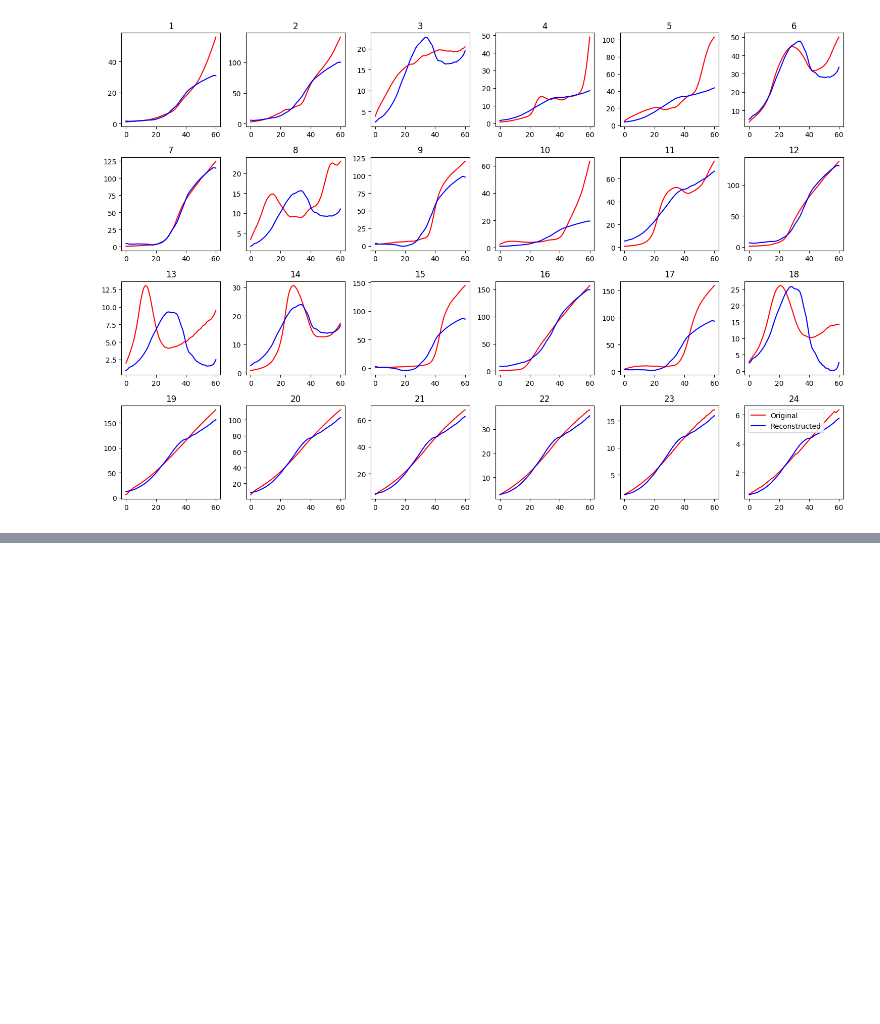
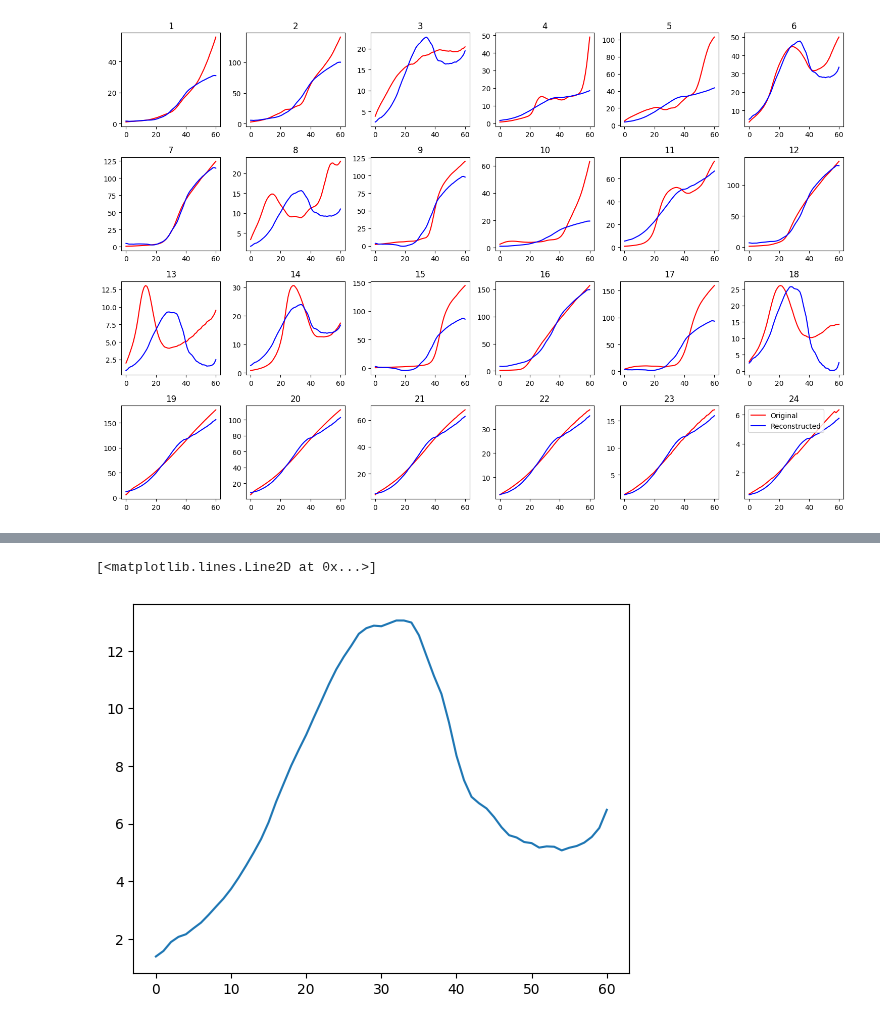
Before and after one commit to mgnarag/painting_restoration, a Jupyter notebook: Spectral_estimation.ipynb, the cells around one changed output, grey strips where cells are left out. Drawn from its saved outputs; the diff is of its cells as text; code cells hidden in the pictures; blank space fills up the shorter version.

```diff
--- a/Spectral_estimation.ipynb
+++ b/Spectral_estimation.ipynb
@@ -104,0 +106,77 @@ eigen shape (2, 61)
+# %%
+import numpy as np
+import pandas as pd
+from scipy.interpolate import interp1d
+from sklearn.decomposition import PCA
+import matplotlib.pyplot as plt
+from scipy.io import loadmat
+
+def compute_reflectance(RGB, light_source_file, camera_sensitivity_file, munsell_file):
+    # Step 1a: Reading the light source
+    P_lambda = pd.read_excel(light_source_file, header=None).values
+    Lamda = np.arange(400, 705, 5)
+    interp_func = interp1d(P_lambda[:, 0], P_lambda[:, 1], fill_value="extrapolate")
+    P_lambda = interp_func(Lamda)
+
+    # Load Munsell reflectance data
+    munsell_data = loadmat(munsell_file)
+    R_lambda = munsell_data['munsell']
+
+    # Step 1b: Getting the color signal
+    C_lambda = P_lambda[:, np.newaxis] * R_lambda
+
+    # Step 2: Computing eigenspectra of ensemble color signals
+    pca = PCA(n_components=2)
+    pca.fit(C_lambda.T)
+    eigen = pca.components_
+
+    # Step 3: Computing transformation matrix T
+    data = np.loadtxt(camera_sensitivity_file)
+    Lambda_raw = data[:, 0]
+    S_R_raw = data[:, 1]
+    S_G_raw = data[:, 2]
+    S_B_raw = data[:, 3]
+
+    S_R = interp1d(Lambda_raw, S_R_raw, fill_value="extrapolate")(Lamda)
+    S_G = interp1d(Lambda_raw, S_G_raw, fill_value="extrapolate")(Lamda)
+    S_B = interp1d(Lambda_raw, S_B_raw, fill_value="extrapolate")(Lamda)
+    S_rgb = np.vstack((S_R, S_G, S_B)).T
+    T = S_rgb.T @ eigen.T
+
+    # Step 4: Calculate q for RGB
+    R_lambda_macbeth = pd.read_excel(macbeth_file, header=None).values
+    range_mask = (R_lambda_macbeth[:, 0] > 399) & (R_lambda_macbeth[:, 0] < 701)
+    R_lambda_macbeth = R_lambda_macbeth[range_mask, :]
+
+    q_r, q_g, q_b = [], [], []
+
+    for i in range(1, 25):
+        PRS_red = P_lambda * R_lambda_macbeth[:, i] * S_R
+        q_r.append(np.sum(PRS_red))
+        PRS_green = P_lambda * R_lambda_macbeth[:, i] * S_G
+        q_g.append(np.sum(PRS_green))
+        PRS_blue = P_lambda * R_lambda_macbeth[:, i] * S_B
+        q_b.append(np.sum(PRS_blue))
+
+    # Wiener estimation for the given RGB
+    C1 = np.linalg.inv(T.T @ T)
+    C2 = C1 @ T.T
+    q = np.vstack((RGB[0], RGB[1], RGB[2]))
+    a = C2 @ q
+
+    # Reflectance reconstruction
+    reflectance = eigen.T @ a
+
+    return reflectance
+
+# Example usage
+RGB = [150, 120, 130]  # Example RGB values
+light_source_file = file_path+'D65_and_A.xlsx'
+camera_sensitivity_file = file_path+'camera_8_spectra.txt'
+munsell_file = file_path+'munsell400_700_5.mat'
+
+reflectance = compute_reflectance(RGB, light_source_file, camera_sensitivity_file, munsell_file)
+plt.plot(reflectance)
+# %% [output]
+[<matplotlib.lines.Line2D at 0x...>]
+[figure, added]
```
Also changed, not shown: parts of 4 cells of this notebook.
